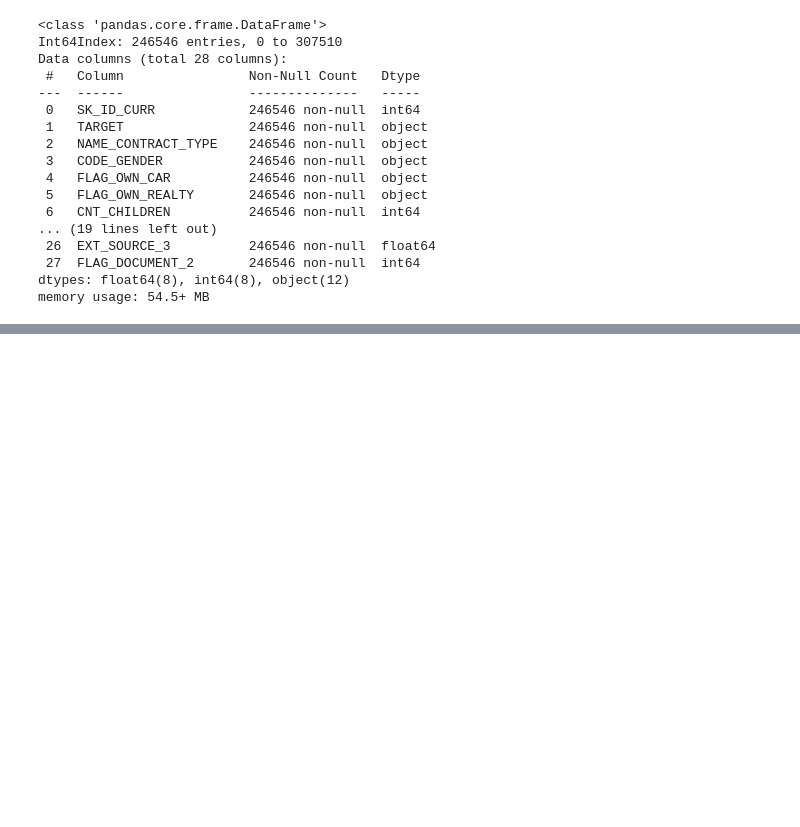
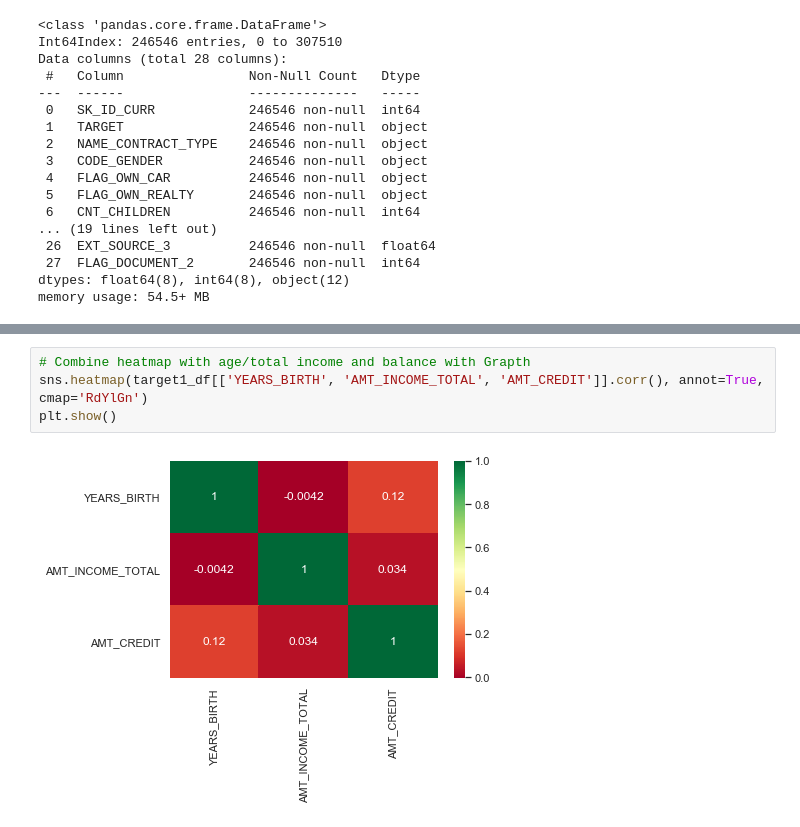
Before and after one commit to vishnuksharma/DataScienceAnalysisPython, a Jupyter notebook: EDA-CaseStudy/EDA-CaseStudy-I.ipynb, the cells around one changed output, grey strips where cells are left out. Drawn from its saved outputs; the diff is of its cells as text; blank space fills up the shorter version.

```diff
--- a/EDA-CaseStudy/EDA-CaseStudy-I.ipynb
+++ b/EDA-CaseStudy/EDA-CaseStudy-I.ipynb
@@ -155,0 +222,6 @@ target0_df
+# %%
+# Combine heatmap with age/total income and balance with Grapth
+sns.heatmap(target1_df[['YEARS_BIRTH', 'AMT_INCOME_TOTAL', 'AMT_CREDIT']].corr(), annot=True, cmap='RdYlGn')
+plt.show()
+# %% [output]
+[figure, added]
```
Also changed, not shown: parts of 37 cells of this notebook, 4 other files.
